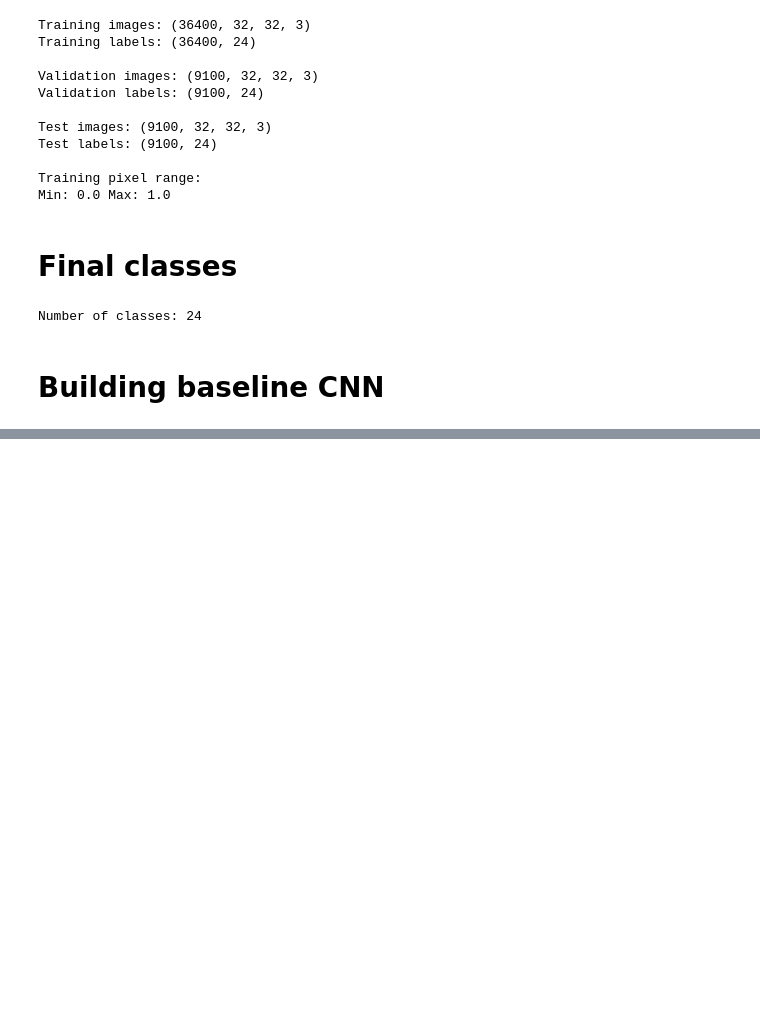
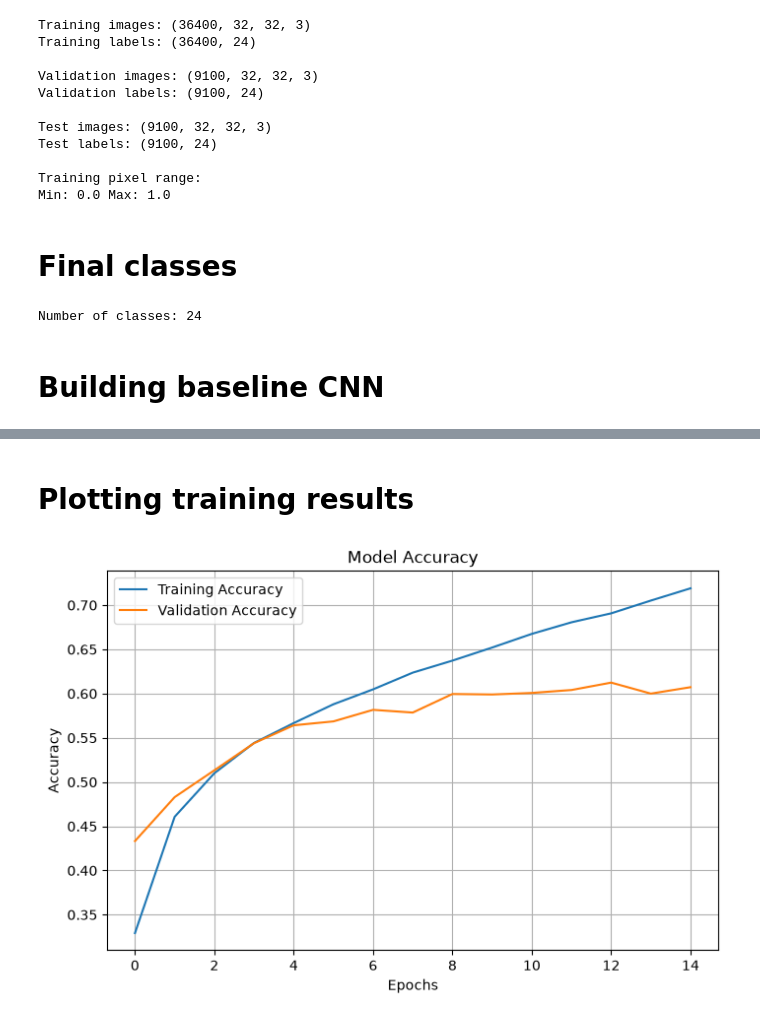
Before and after one commit to eljesam/Repeat-CA1, a Jupyter notebook: Repeat CA1/CNN_Model.ipynb, the cells around one changed output, grey strips where cells are left out. Saved outputs shown, nothing was run; the diff lists cells and outputs as text; code cells hidden in the pictures; blank space fills up the shorter version.

Commit message:
Build baseline model and trained the model

```diff
--- a/Repeat CA1/CNN_Model.ipynb
+++ b/Repeat CA1/CNN_Model.ipynb
@@ -123,0 +126,8 @@ baseline_model.summary()
+# %%
+history_baseline = baseline_model.fit(
+    x_train, y_train,
+    epochs=15,
+    batch_size=64,
+    validation_data=(x_validation, y_validation),
+    verbose=1,
+)
@@ -123,0 +152,18 @@ baseline_model.summary()
+# %% [markdown]
+# Plotting training results
+# %%
+plt.figure(figsize=(8, 5))
+
+plt.plot(history_baseline.history['accuracy'], label='Training Accuracy')
+
+plt.plot(history_baseline.history['val_accuracy'], label='Validation Accuracy')
+
+plt.xlabel('Epochs')
+plt.ylabel('Accuracy')
+plt.title('Model Accuracy')
+
+plt.legend()
+plt.grid(True)
+plt.show()
+# %% [output]
+[figure, added]
```
Also changed, not shown: parts of 5 cells of this notebook.
